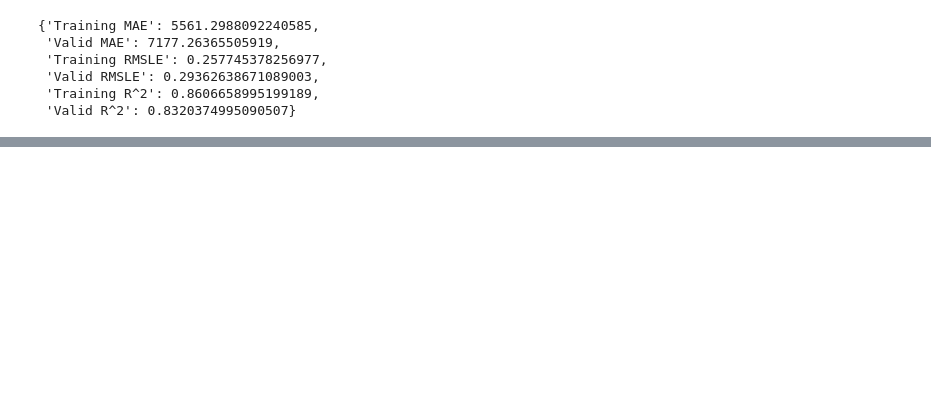
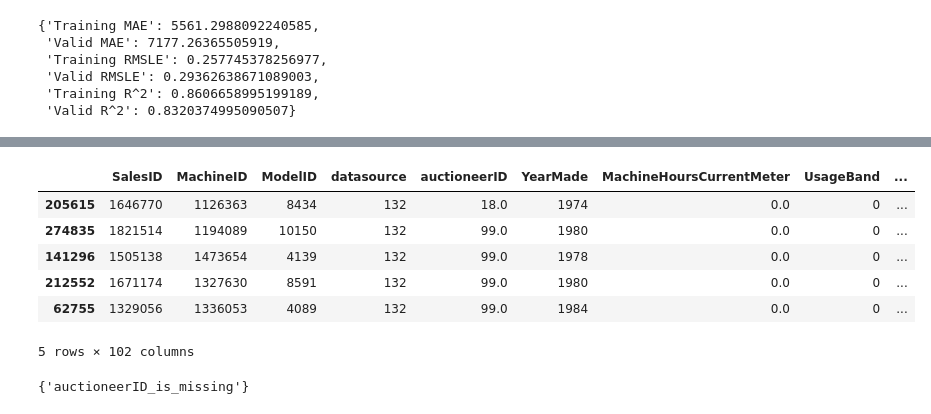
Before and after one commit to lorenarms/Machine_Learning, a Jupyter notebook: bulldozer_price_prediction_project/Bulldozer Price Prediction Project.ipynb, the cells around one changed output, grey strips where cells are left out. Drawn from its saved outputs; the diff is of its cells as text; code cells hidden in the pictures; blank space fills up the shorter version.

```diff
--- a/bulldozer_price_prediction_project/Bulldozer Price Prediction Project.ipynb
+++ b/bulldozer_price_prediction_project/Bulldozer Price Prediction Project.ipynb
@@ -627,0 +648,17 @@ show_scores(model)
+# %%
+# Different RandomForestRegressor Hyperparams
+%%time
+rf_grid = {"n_estimators": np.arange(10, 100, 10),
+          "max_depth": [None, 3, 5, 10],
+          "min_samples_split": np.arange(2, 20, 2),
+          "min_samples_leaf": np.arange(1, 20, 2),
+          "max_features": [0.5, 1, "sqrt", None],
+          "max_samples": [10000]}
+
+rs_model = RandomizedSearchCV(RandomForestRegressor(n_jobs=-1,
+                                                   random_state=42),
+                            param_distributions=rf_grid,
+                            n_iter=5,
+                            cv=5,
+                            verbose=True)
+rs_model.fit(X_train, y_train)
@@ -627,0 +701,12 @@ show_scores(model)
+# %%
+%%time
+
+ideal_model = RandomForestRegressor(n_estimators=40,
+                                   min_samples_leaf=1,
+                                   min_samples_split=14,
+                                   max_features=0.5,
+                                   n_jobs=-1,
+                                   max_samples=None,
+                                   random_state=42)
+
+ideal_model.fit(X_train, y_train)
@@ -627,0 +818,15 @@ show_scores(model)
+# %%
+X_train.head()
+# %% [output]
+|  | SalesID | MachineID | ModelID | datasource | auctioneerID | YearMade | MachineHoursCurrentMeter | UsageBand | ... |
+| 205615 | 1646770 | 1126363 | 8434 | 132 | 18.0 | 1974 | 0.0 | 0 | ... |
+| 274835 | 1821514 | 1194089 | 10150 | 132 | 99.0 | 1980 | 0.0 | 0 | ... |
+| 141296 | 1505138 | 1473654 | 4139 | 132 | 99.0 | 1978 | 0.0 | 0 | ... |
+| 212552 | 1671174 | 1327630 | 8591 | 132 | 99.0 | 1980 | 0.0 | 0 | ... |
+| 62755 | 1329056 | 1336053 | 4089 | 132 | 99.0 | 1984 | 0.0 | 0 | ... |
+5 rows × 102 columns
+# %%
+# how do the columns differ between the two data sets
+set(X_train.columns) - set(df_test.columns)
+# %% [output]
+{'auctioneerID_is_missing'}
```
Also changed, not shown: parts of 36 cells of this notebook, 3 other files.
